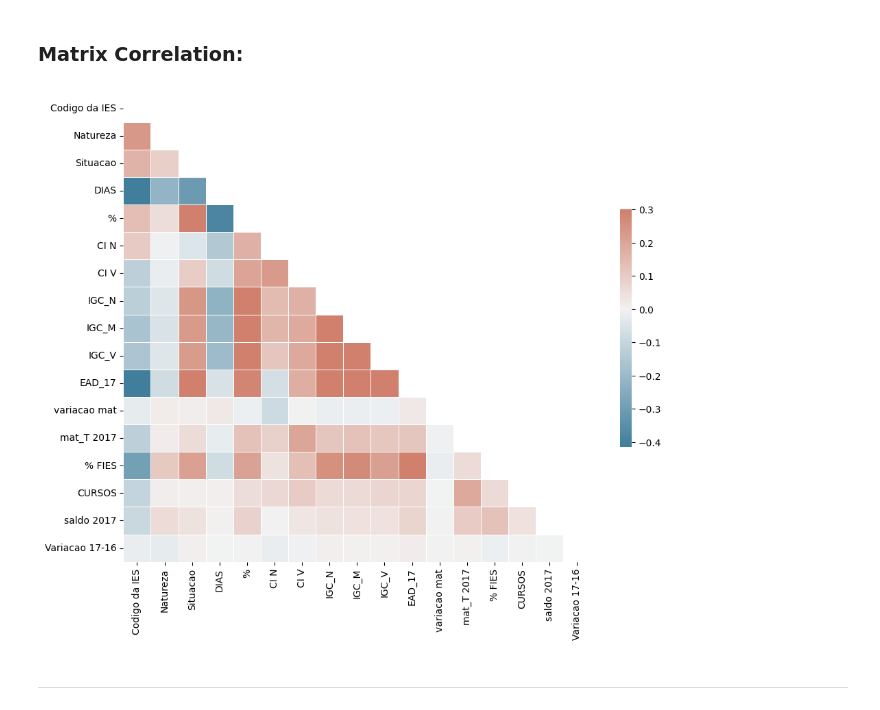
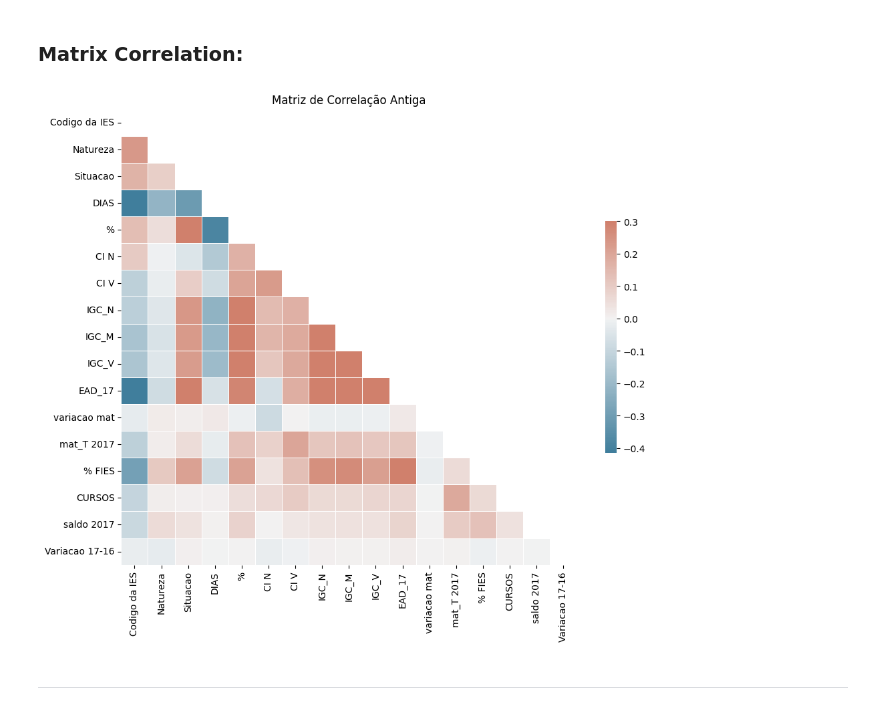
Before and after one commit to MrMilhas/Trabalho_Mineracao_Dados, a Jupyter notebook: src/trabalho_2/analysis.ipynb, the cells around one changed output. Saved outputs shown, nothing was run; the diff lists cells and outputs as text; code cells hidden in the pictures.

```diff
--- a/src/trabalho_2/analysis.ipynb
+++ b/src/trabalho_2/analysis.ipynb
@@ -37,22 +37,23 @@ df
 # %%
 corr = df.corr()
 
 # Generate a mask for the upper triangle
 mask = np.triu(np.ones_like(corr, dtype=bool))
 
 # Set up the matplotlib figure
 f, ax = plt.subplots(figsize=(11, 9))
 
 # Generate a custom diverging colormap
 cmap = sns.diverging_palette(230, 20, as_cmap=True)
 
 # Draw the heatmap with the mask and correct aspect ratio
 sns.heatmap(corr, mask=mask, cmap=cmap, vmax=.3, center=0,
             square=True, linewidths=.5, cbar_kws={"shrink": .5})
 
+plt.title('Matriz de Correlação Antiga')
 plt.savefig('../../data/matrix_correlation.png')
 # %% [output]
-[figure, old version]
+[figure, new version]
 # %%
 grafico = px.scatter_matrix(df, dimensions=[ '%', 'mat_T 2017', '% FIES'], width=1000, height=1000)
 grafico.show();
```
Also changed, not shown: 12 other files.
